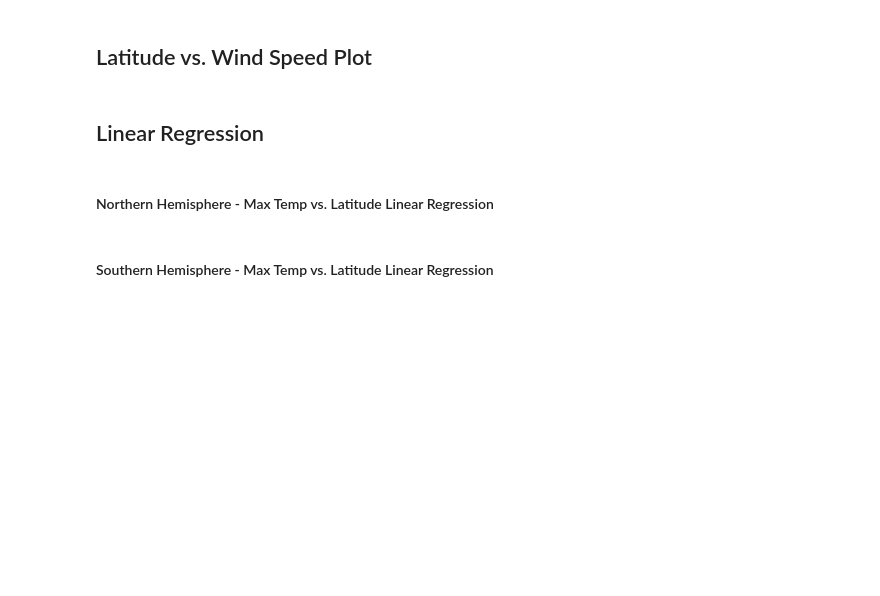
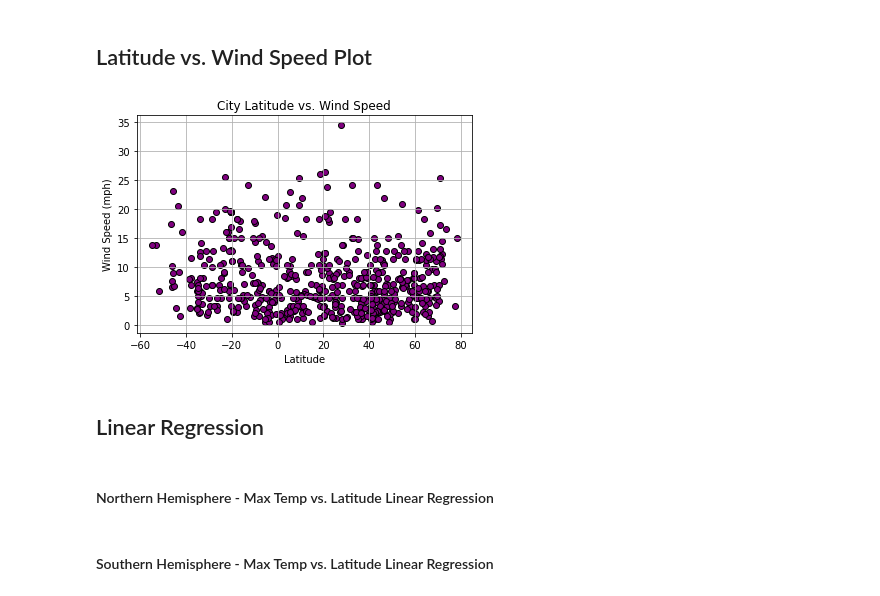
Before and after one commit to emilyfrels/python-api-challenge, a Jupyter notebook: WeatherPy/WeatherPy.ipynb, the cells around one changed output. Cells and saved outputs as stored; diff of their text form; code cells hidden in the pictures; blank space fills up the shorter version.

```diff
--- a/WeatherPy/WeatherPy.ipynb
+++ b/WeatherPy/WeatherPy.ipynb
@@ -188,5 +236,21 @@ clean_city_data_df.to_csv(output_data_file)
 # %% [markdown]
 ## Latitude vs. Wind Speed Plot
+# %%
+# Build scatter plot for latitude vs. wind speed
+plt.scatter(clean_city_data_df["Latitude"], clean_city_data_df["Wind Speed"], marker="o", facecolors="purple", edgecolors="black")
+
+# Format scatter plot
+plt.title("City Latitude vs. Wind Speed")
+plt.xlabel("Latitude")
+plt.ylabel("Wind Speed (mph)")
+plt.grid(True)
+
+# Save the figure
+plt.savefig("output_data/CityLatitudeVsWindSpeed.png")
+
+plt.show()
+# %% [output]
+[figure, added]
 # %% [markdown]
 ## Linear Regression
 # %%
```
Also changed, not shown: parts of 3 cells of this notebook, 5 other files.
